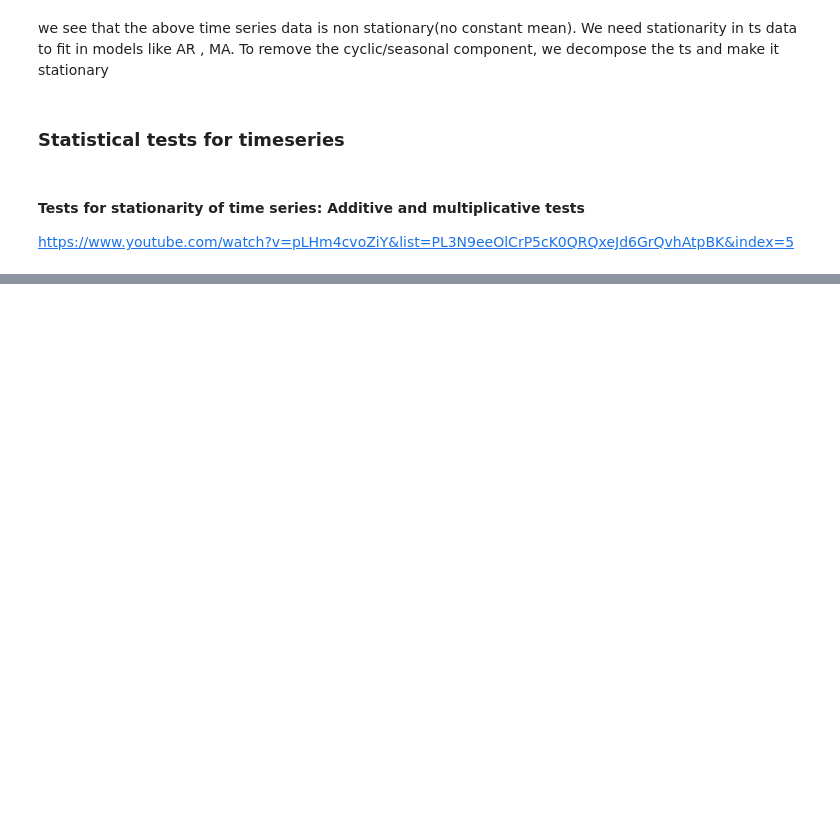
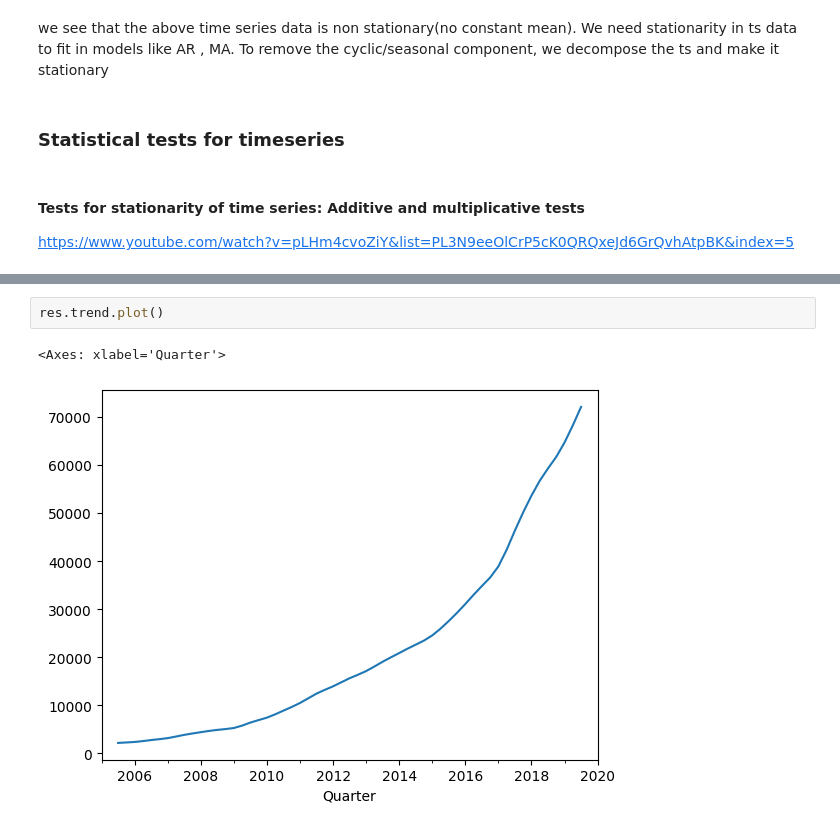
Before and after one commit to SarathiSoundarya/timeseries, a Jupyter notebook: decompose_timeseries.ipynb, the cells around one changed output, grey strips where cells are left out. Drawn from its saved outputs; the diff is of its cells as text; blank space fills up the shorter version.

```diff
--- a/decompose_timeseries.ipynb
+++ b/decompose_timeseries.ipynb
@@ -55,0 +103,5 @@ https://www.youtube.com/watch?v=pLHm4cvoZiY&list=PL3N9eeOlCrP5cK0QRQxeJd6GrQvhAt
+# %%
+res.trend.plot()
+# %% [output]
+<Axes: xlabel='Quarter'>
+[figure, added]
```
Also changed, not shown: parts of 13 cells of this notebook, 9 other files.
